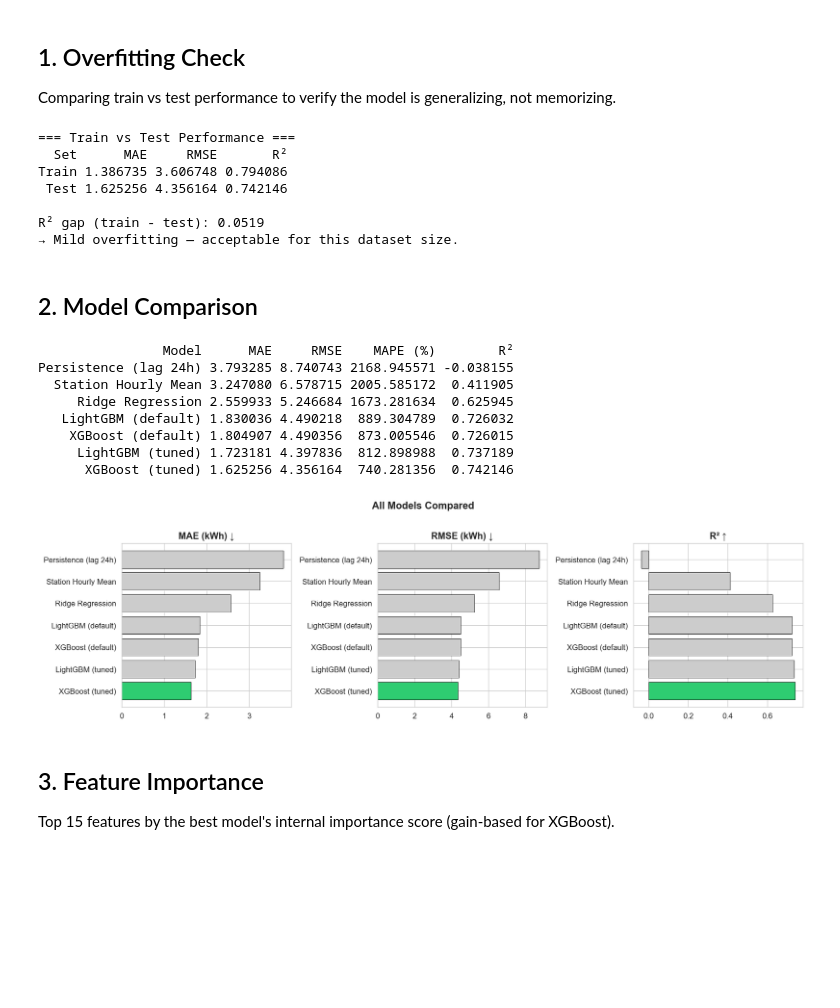
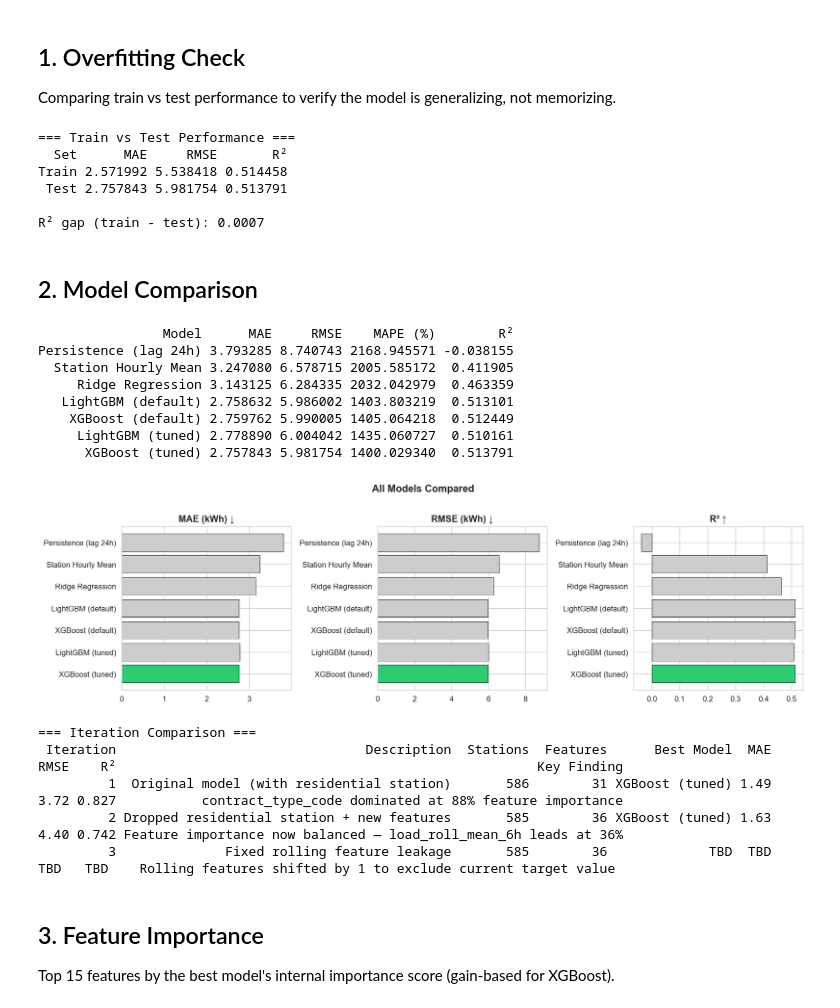
Before and after one commit to Alemz85/AI2_Project, a Jupyter notebook: scripts/07 - Summary & Error Analysis.ipynb, the cells around one changed output. Cells and saved outputs as stored; diff of their text form; code cells hidden in the pictures; blank space fills up the shorter version.

```diff
--- a/scripts/07 - Summary & Error Analysis.ipynb
+++ b/scripts/07 - Summary & Error Analysis.ipynb
@@ -36,7 +36,7 @@ for candidate in [current, *current.parents]:
 if PROJECT_ROOT is None:
     raise FileNotFoundError('Could not find the project root containing data/raw')
 
-RESULTS_DIR = PROJECT_ROOT / 'results'
+RESULTS_DIR = PROJECT_ROOT / 'results' / 'iteration_3'
 
 # --- Load data ---
 df = pd.read_parquet(PROJECT_ROOT / 'data' / 'processed' / 'ev_features.parquet')
@@ -108,52 +130,54 @@ print(metrics.to_string(index=False))
 # --- Verdict ---
 gap = metrics.loc[0, 'R²'] - metrics.loc[1, 'R²']
 print(f'\nR² gap (train - test): {gap:.4f}')
-
-if gap < 0.03:
-    print('→ No overfitting. Model generalizes well.')
-elif gap < 0.07:
-    print('→ Mild overfitting — acceptable for this dataset size.')
-else:
-    print('→ Overfitting detected — consider more regularization or fewer features.')
 # %% [output]
 === Train vs Test Performance ===
   Set      MAE     RMSE       R²
-Train 1.386735 3.606748 0.794086
- Test 1.625256 4.356164 0.742146
+Train 2.571992 5.538418 0.514458
+ Test 2.757843 5.981754 0.513791
 
-R² gap (train - test): 0.0519
-→ Mild overfitting — acceptable for this dataset size.
+R² gap (train - test): 0.0007
 # %% [markdown]
 ## 2. Model Comparison
 # %%
 # Load the full comparison table saved by notebook 06
 comparison = pd.read_csv(RESULTS_DIR / 'model_comparison.csv')
 print(comparison.to_string(index=False))
 
 # --- Bar chart ---
 fig, axes = plt.subplots(1, 3, figsize=(14, 4))
 
 colors = ['#cccccc'] * len(comparison)
 colors[-1] = '#2ecc71'  # highlight best model (last row)
 
 for ax, metric, title in zip(axes, ['MAE', 'RMSE', 'R²'], ['MAE (kWh) ↓', 'RMSE (kWh) ↓', 'R² ↑']):
     bars = ax.barh(comparison['Model'], comparison[metric], color=colors, edgecolor='black', linewidth=0.5)
     ax.set_title(title, fontweight='bold')
     ax.invert_yaxis()
 
 plt.suptitle('All Models Compared', fontweight='bold', fontsize=13, y=1.02)
 plt.tight_layout()
 plt.show()
+
+# --- Iteration comparison ---
+print('\n=== Iteration Comparison ===')
+iter_df = pd.read_csv(PROJECT_ROOT / 'results' / 'iterations_summary.csv')
+print(iter_df.to_string(index=False))
 # %% [output]
                 Model      MAE     RMSE    MAPE (%)        R²
 Persistence (lag 24h) 3.793285 8.740743 2168.945571 -0.038155
   Station Hourly Mean 3.247080 6.578715 2005.585172  0.411905
-     Ridge Regression 2.559933 5.246684 1673.281634  0.625945
-   LightGBM (default) 1.830036 4.490218  889.304789  0.726032
-    XGBoost (default) 1.804907 4.490356  873.005546  0.726015
-     LightGBM (tuned) 1.723181 4.397836  812.898988  0.737189
-      XGBoost (tuned) 1.625256 4.356164  740.281356  0.742146
+     Ridge Regression 3.143125 6.284335 2032.042979  0.463359
+   LightGBM (default) 2.758632 5.986002 1403.803219  0.513101
+    XGBoost (default) 2.759762 5.990005 1405.064218  0.512449
+     LightGBM (tuned) 2.778890 6.004042 1435.060727  0.510161
+      XGBoost (tuned) 2.757843 5.981754 1400.029340  0.513791
-[figure, old version]
+[figure, new version]
+=== Iteration Comparison ===
+ Iteration                                Description  Stations  Features      Best Model  MAE RMSE    R²                                                      Key Finding
+         1  Original model (with residential station)       586        31 XGBoost (tuned) 1.49 3.72 0.827           contract_type_code dominated at 88% feature importance
+         2 Dropped residential station + new features       585        36 XGBoost (tuned) 1.63 4.40 0.742 Feature importance now balanced — load_roll_mean_6h leads at 36%
+         3              Fixed rolling feature leakage       585        36             TBD  TBD  TBD   TBD    Rolling features shifted by 1 to exclude current target value
 # %% [markdown]
 ## 3. Feature Importance
 
```
Also changed, not shown: parts of 11 cells of this notebook, 19 other files.
